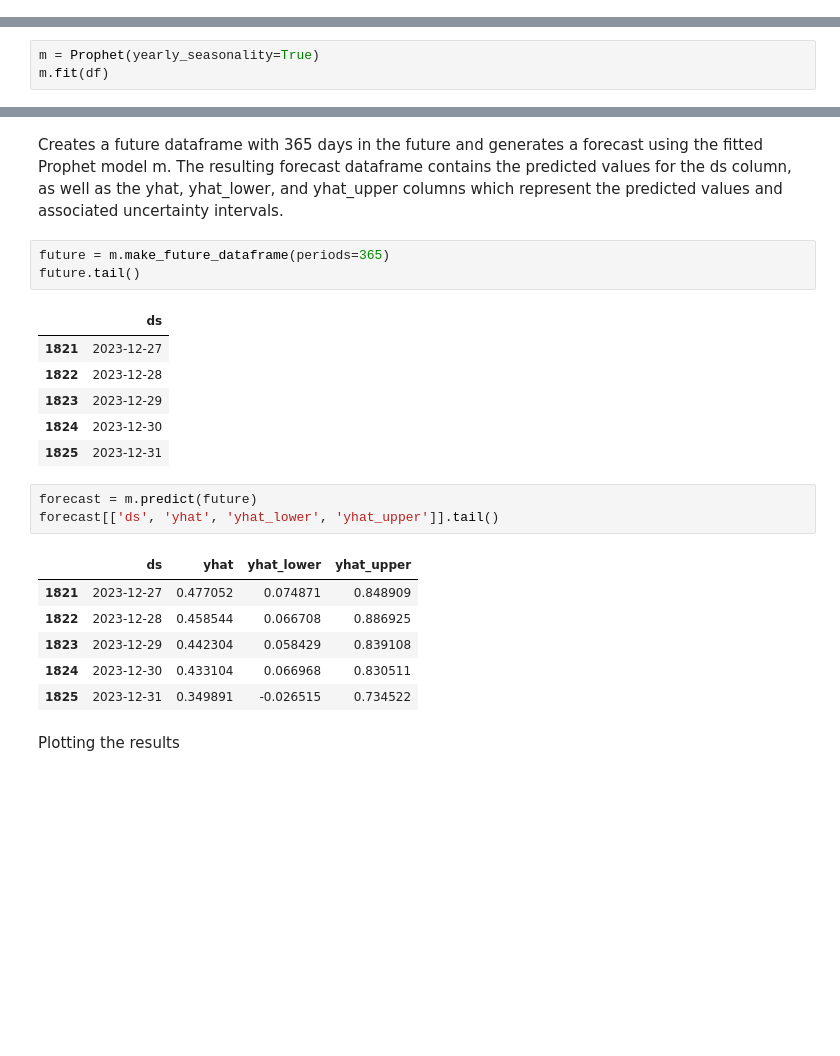
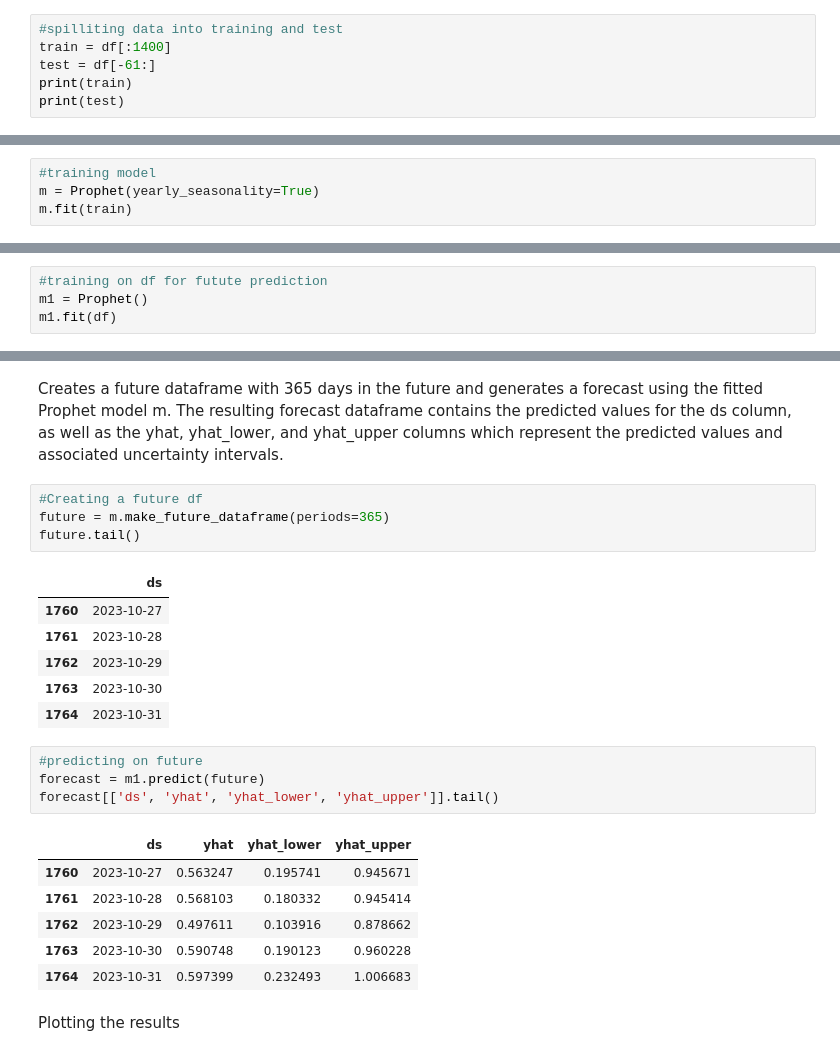
Before and after one commit to harshchauhdary/Water-Treatment-Plant-Data-Analysis, a Jupyter notebook: Turbidity_Prediction(Time_Series).ipynb, the cells around one changed output, grey strips where cells are left out. Saved outputs shown, nothing was run; the diff lists cells and outputs as text; blank space fills up the shorter version.

```diff
--- a/Turbidity_Prediction(Time_Series).ipynb
+++ b/Turbidity_Prediction(Time_Series).ipynb
@@ -213,3 +217,9 @@ ds     object
 y     float64
 dtype: object
 [figure]
+# %%
+#spilliting data into training and test
+train = df[:1400]
+test = df[-61:]
+print(train)
+print(test)
@@ -216,7 +244,8 @@ dtype: object
 # %% [markdown]
 Initializes a Prophet model with yearly seasonality and fits the model to the input dataframe df using the fit() method.
 # %%
+#training model
 m = Prophet(yearly_seasonality=True)
-m.fit(df)
+m.fit(train)
 # %% [output]
 INFO:prophet:Disabling daily seasonality. Run prophet with daily_seasonality=True to override this.
@@ -232,0 +295,4 @@ INFO:cmdstanpy:Chain [1] done processing
+# %%
+#training on df for futute prediction
+m1 = Prophet()
+m1.fit(df)
@@ -233,24 +311,26 @@ INFO:cmdstanpy:Chain [1] done processing
 # %% [markdown]
 Creates a future dataframe with 365 days in the future and generates a forecast using the fitted Prophet model m. The resulting forecast dataframe contains the predicted values for the ds column, as well as the yhat, yhat_lower, and yhat_upper columns which represent the predicted values and associated uncertainty intervals.
 # %%
+#Creating a future df
 future = m.make_future_dataframe(periods=365)
 future.tail()
 # %% [output]
 |  | ds |
-| 1821 | 2023-12-27 |
-| 1822 | 2023-12-28 |
-| 1823 | 2023-12-29 |
-| 1824 | 2023-12-30 |
-| 1825 | 2023-12-31 |
+| 1760 | 2023-10-27 |
+| 1761 | 2023-10-28 |
+| 1762 | 2023-10-29 |
+| 1763 | 2023-10-30 |
+| 1764 | 2023-10-31 |
 # %%
-forecast = m.predict(future)
+#predicting on future
+forecast = m1.predict(future)
 forecast[['ds', 'yhat', 'yhat_lower', 'yhat_upper']].tail()
 # %% [output]
 |  | ds | yhat | yhat_lower | yhat_upper |
-| 1821 | 2023-12-27 | 0.477052 | 0.074871 | 0.848909 |
-| 1822 | 2023-12-28 | 0.458544 | 0.066708 | 0.886925 |
-| 1823 | 2023-12-29 | 0.442304 | 0.058429 | 0.839108 |
-| 1824 | 2023-12-30 | 0.433104 | 0.066968 | 0.830511 |
-| 1825 | 2023-12-31 | 0.349891 | -0.026515 | 0.734522 |
+| 1760 | 2023-10-27 | 0.563247 | 0.195741 | 0.945671 |
+| 1761 | 2023-10-28 | 0.568103 | 0.180332 | 0.945414 |
+| 1762 | 2023-10-29 | 0.497611 | 0.103916 | 0.878662 |
+| 1763 | 2023-10-30 | 0.590748 | 0.190123 | 0.960228 |
+| 1764 | 2023-10-31 | 0.597399 | 0.232493 | 1.006683 |
 # %% [markdown]
 Plotting the results
```
Also changed, not shown: parts of 32 cells of this notebook, 1 other file.
